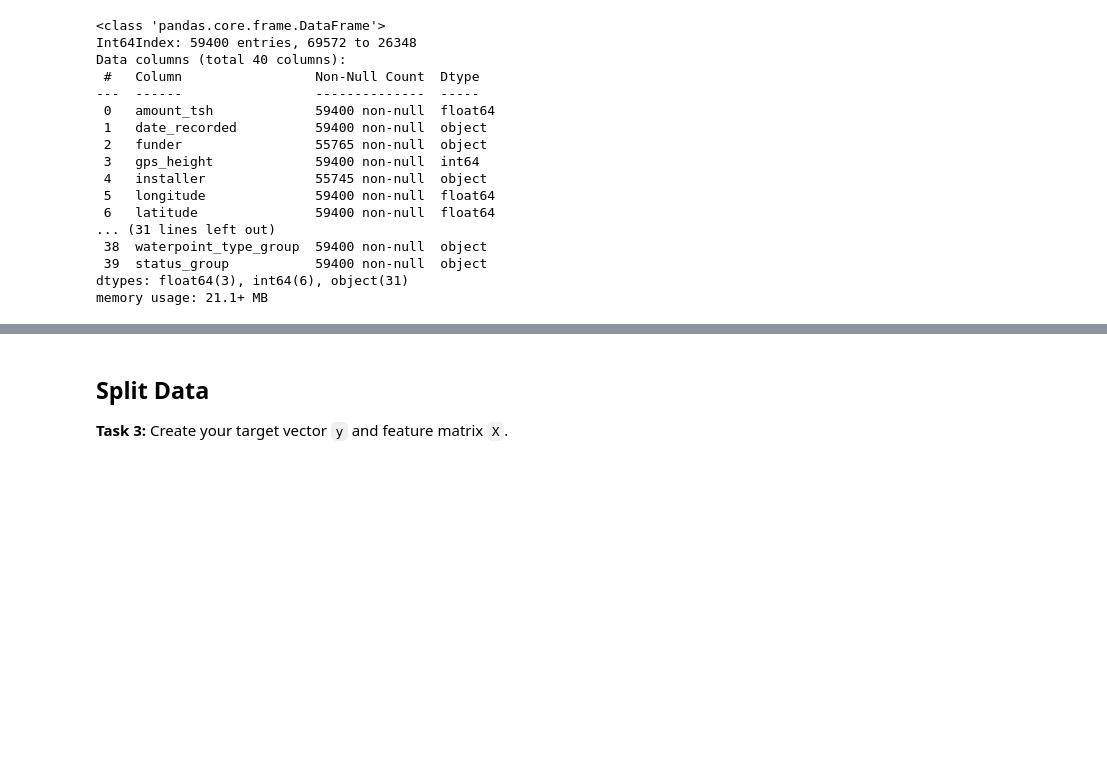
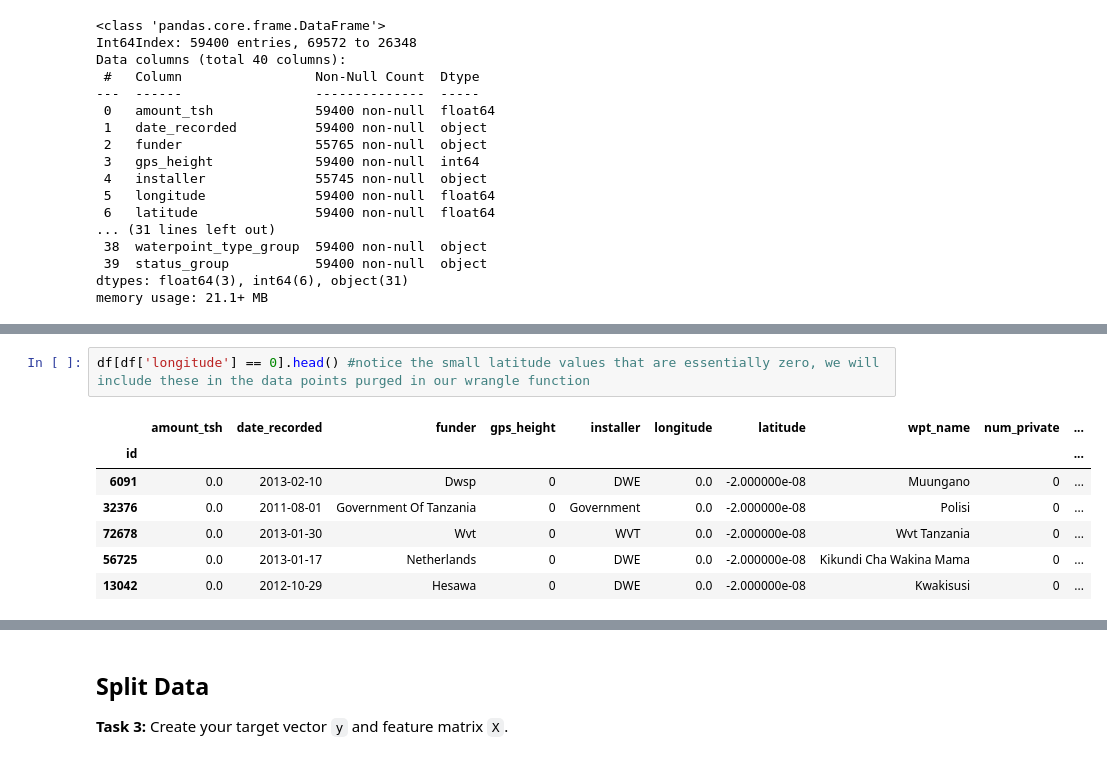
Before and after one commit to Samuel-Egbert31415/DS-Unit-2-Kaggle-Challenge, a Jupyter notebook: module1-decision-trees/DS-module-project-221.ipynb, the cells around one changed output, grey strips where cells are left out. Cells and saved outputs as stored; diff of their text form; blank space fills up the shorter version.

```diff
--- a/module1-decision-trees/DS-module-project-221.ipynb
+++ b/module1-decision-trees/DS-module-project-221.ipynb
@@ -90,0 +101,10 @@ memory usage: 21.1+ MB
+# %%
+df[df['longitude'] == 0].head() #notice the small latitude values that are essentially zero, we will include these in the data points purged in our wrangle function
+# %% [output]
+|  | amount_tsh | date_recorded | funder | gps_height | installer | longitude | latitude | wpt_name | num_private | ... |
+| id |  |  |  |  |  |  |  |  |  | ... |
+| 6091 | 0.0 | 2013-02-10 | Dwsp | 0 | DWE | 0.0 | -2.000000e-08 | Muungano | 0 | ... |
+| 32376 | 0.0 | 2011-08-01 | Government Of Tanzania | 0 | Government | 0.0 | -2.000000e-08 | Polisi | 0 | ... |
+| 72678 | 0.0 | 2013-01-30 | Wvt | 0 | WVT | 0.0 | -2.000000e-08 | Wvt Tanzania | 0 | ... |
+| 56725 | 0.0 | 2013-01-17 | Netherlands | 0 | DWE | 0.0 | -2.000000e-08 | Kikundi Cha Wakina Mama | 0 | ... |
+| 13042 | 0.0 | 2012-10-29 | Hesawa | 0 | DWE | 0.0 | -2.000000e-08 | Kwakisusi | 0 | ... |
```
Also changed, not shown: parts of 13 cells of this notebook.
